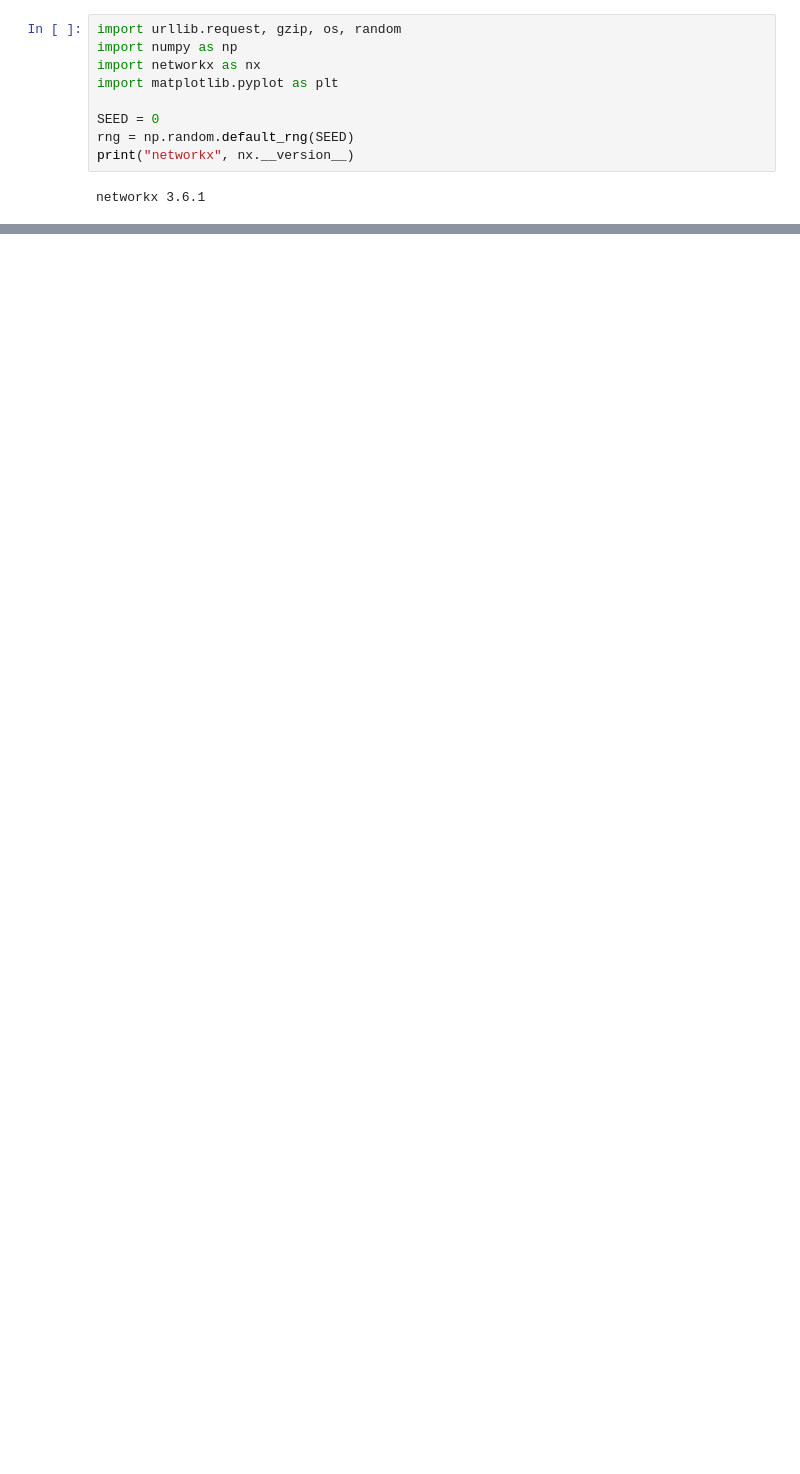
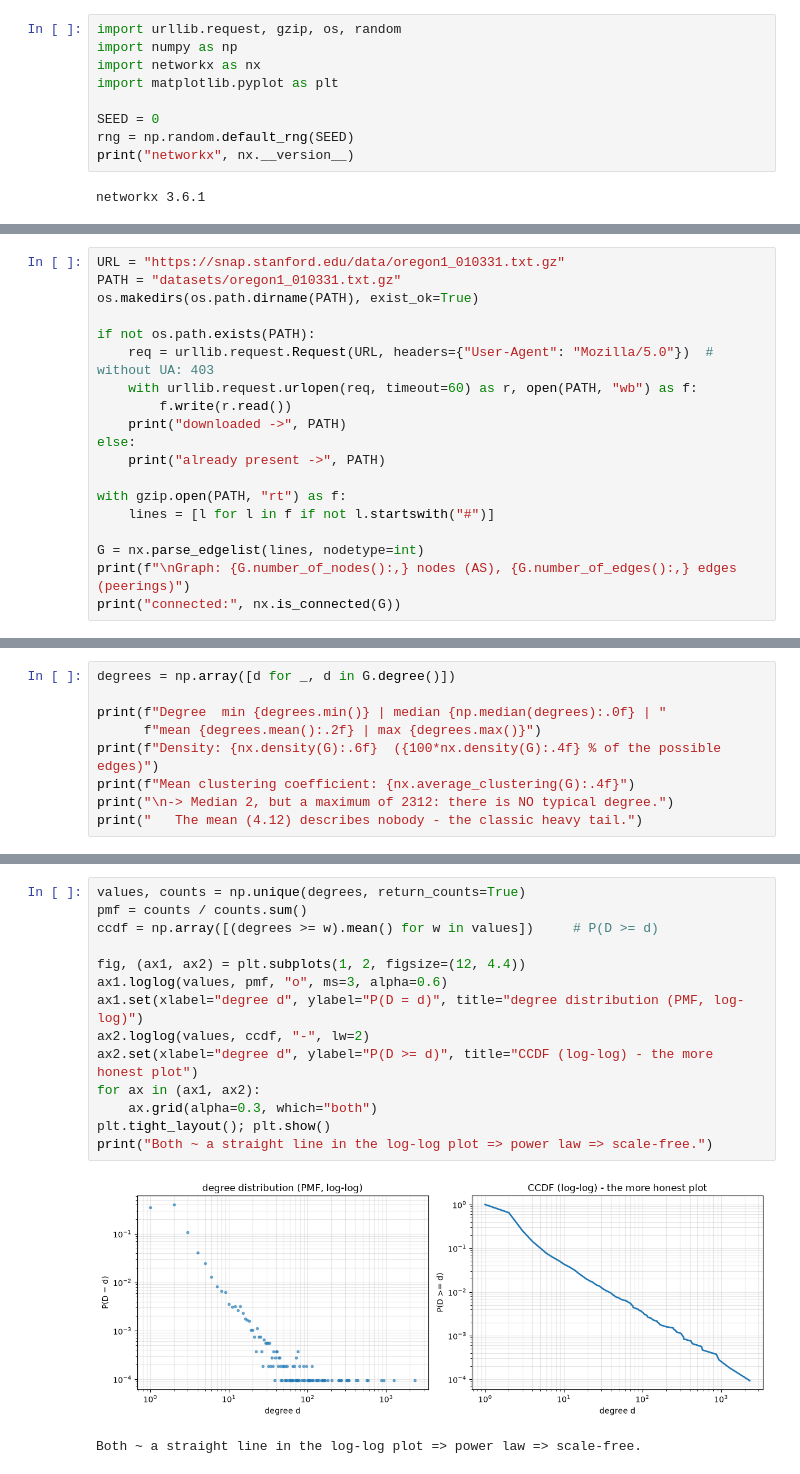
Before and after one commit to TimonLudwig1/Practice-Lab, a Jupyter notebook: xtAI_Learn-Repository/modules/16-ml-for-networks-2/projects/01-basic/solution/internet_graph_solution.ipynb, the cells around one changed output, grey strips where cells are left out. Cells and saved outputs as stored; diff of their text form; blank space fills up the shorter version.

```diff
--- a/xtAI_Learn-Repository/modules/16-ml-for-networks-2/projects/01-basic/solution/internet_graph_solution.ipynb
+++ b/xtAI_Learn-Repository/modules/16-ml-for-networks-2/projects/01-basic/solution/internet_graph_solution.ipynb
@@ -486,0 +59,19 @@ als die erste Tabelle suggeriert hat.
+# %%
+URL = "https://snap.stanford.edu/data/oregon1_010331.txt.gz"
+PATH = "datasets/oregon1_010331.txt.gz"
+os.makedirs(os.path.dirname(PATH), exist_ok=True)
+
+if not os.path.exists(PATH):
+    req = urllib.request.Request(URL, headers={"User-Agent": "Mozilla/5.0"})  # without UA: 403
+    with urllib.request.urlopen(req, timeout=60) as r, open(PATH, "wb") as f:
+        f.write(r.read())
+    print("downloaded ->", PATH)
+else:
+    print("already present ->", PATH)
+
+with gzip.open(PATH, "rt") as f:
+    lines = [l for l in f if not l.startswith("#")]
+
+G = nx.parse_edgelist(lines, nodetype=int)
+print(f"\nGraph: {G.number_of_nodes():,} nodes (AS), {G.number_of_edges():,} edges (peerings)")
+print("connected:", nx.is_connected(G))
@@ -486,0 +88,9 @@ als die erste Tabelle suggeriert hat.
+# %%
+degrees = np.array([d for _, d in G.degree()])
+
+print(f"Degree  min {degrees.min()} | median {np.median(degrees):.0f} | "
+      f"mean {degrees.mean():.2f} | max {degrees.max()}")
+print(f"Density: {nx.density(G):.6f}  ({100*nx.density(G):.4f} % of the possible edges)")
+print(f"Mean clustering coefficient: {nx.average_clustering(G):.4f}")
+print("\n-> Median 2, but a maximum of 2312: there is NO typical degree.")
+print("   The mean (4.12) describes nobody - the classic heavy tail.")
@@ -486,0 +112,17 @@ als die erste Tabelle suggeriert hat.
+# %%
+values, counts = np.unique(degrees, return_counts=True)
+pmf = counts / counts.sum()
+ccdf = np.array([(degrees >= w).mean() for w in values])     # P(D >= d)
+
+fig, (ax1, ax2) = plt.subplots(1, 2, figsize=(12, 4.4))
+ax1.loglog(values, pmf, "o", ms=3, alpha=0.6)
+ax1.set(xlabel="degree d", ylabel="P(D = d)", title="degree distribution (PMF, log-log)")
+ax2.loglog(values, ccdf, "-", lw=2)
+ax2.set(xlabel="degree d", ylabel="P(D >= d)", title="CCDF (log-log) - the more honest plot")
+for ax in (ax1, ax2):
+    ax.grid(alpha=0.3, which="both")
+plt.tight_layout(); plt.show()
+print("Both ~ a straight line in the log-log plot => power law => scale-free.")
+# %% [output]
+[figure, added]
+Both ~ a straight line in the log-log plot => power law => scale-free.
```
Also changed, not shown: parts of 45 cells of this notebook, 2 other files.
